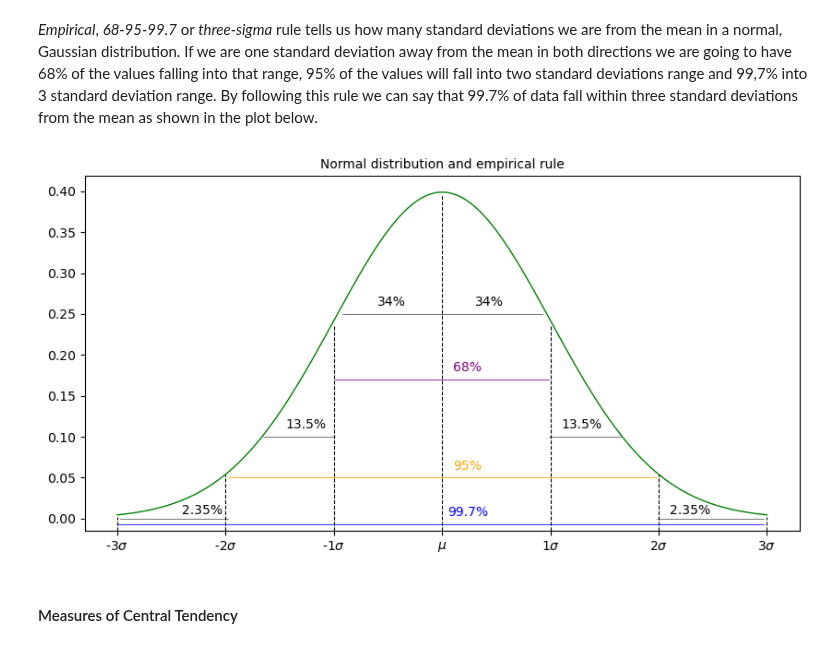
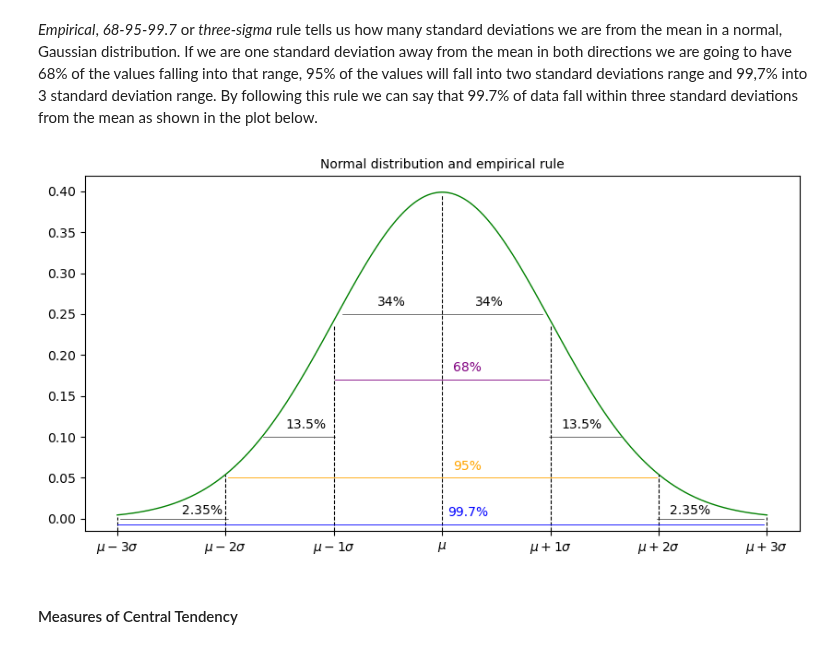
Before and after one commit to Tanja888/funddata-assessment, a Jupyter notebook: normal-distribution.ipynb, the cells around one changed output. Saved outputs shown, nothing was run; the diff lists cells and outputs as text; code cells hidden in the pictures.

```diff
--- a/normal-distribution.ipynb
+++ b/normal-distribution.ipynb
@@ -154,34 +150,34 @@ ax.text(x=0.3, y=0.26, s='34%');
 ax.axhline(y=0.25, xmin=0.36, xmax=0.5, color='black', linewidth=0.4)
 ax.text(x=-0.6, y=0.26, s='34%');
 
 ax.axhline(y=0.1, xmin=0.25, xmax=0.35, color='black', linewidth=0.4)
 ax.text(x=-1.45, y=0.11, s='13.5%');
 
 ax.axhline(y=0.1, xmin=0.65, xmax=0.75, color='black', linewidth=0.4)
 ax.text(x=1.1, y=0.11, s='13.5%');
 
 ax.axhline(y=0.00, xmin=0.05, xmax=0.2, color='black', linewidth=0.4)
 ax.text(x=-2.4, y=0.005, s='2.35%');
 
 ax.axhline(y=0.00, xmin=0.80, xmax=0.95, color='black', linewidth=0.4)
 ax.text(x=2.1, y=0.005, s='2.35%');
 
 ax.axhline(y=-0.007, xmin=0.045, xmax=0.95, color='blue', linewidth=0.6)
 ax.text(x=0.05, y=0.003, s='99.7%', color='blue');
 
 ax.axhline(y=0.05, xmin=0.20, xmax=0.80, color='orange', linewidth=0.6)
 ax.text(x=0.1, y=0.06, s='95%', color='orange');
 
 ax.axhline(y=0.17, xmin=0.35, xmax=0.65, color='purple', linewidth=0.6)
 ax.text(x=0.1, y=0.18, s='68%', color='purple');
 
-labels = ['-3$\sigma$', '-2$\sigma$', '-1$\sigma$', '$\mu$', '1$\sigma$', '2$\sigma$', '3$\sigma$']
+labels = ['$\mu-3\sigma$', '$\mu-2\sigma$', '$\mu-1\sigma$', '$\mu$', '$\mu+1\sigma$', '$\mu+2\sigma$', '$\mu+3\sigma$']
 
 ax.xaxis.set_ticks(np.arange(-3, 4, 1))
 ax.set_xticklabels(labels, minor=False)
 
 ax.set_title('Normal distribution and empirical rule', fontsize=10);
 # %% [output]
-[figure, old version]
+[figure, new version]
 # %% [markdown]
 #### Measures of Central Tendency
```
Also changed, not shown: parts of 15 cells of this notebook, 1 other file.
